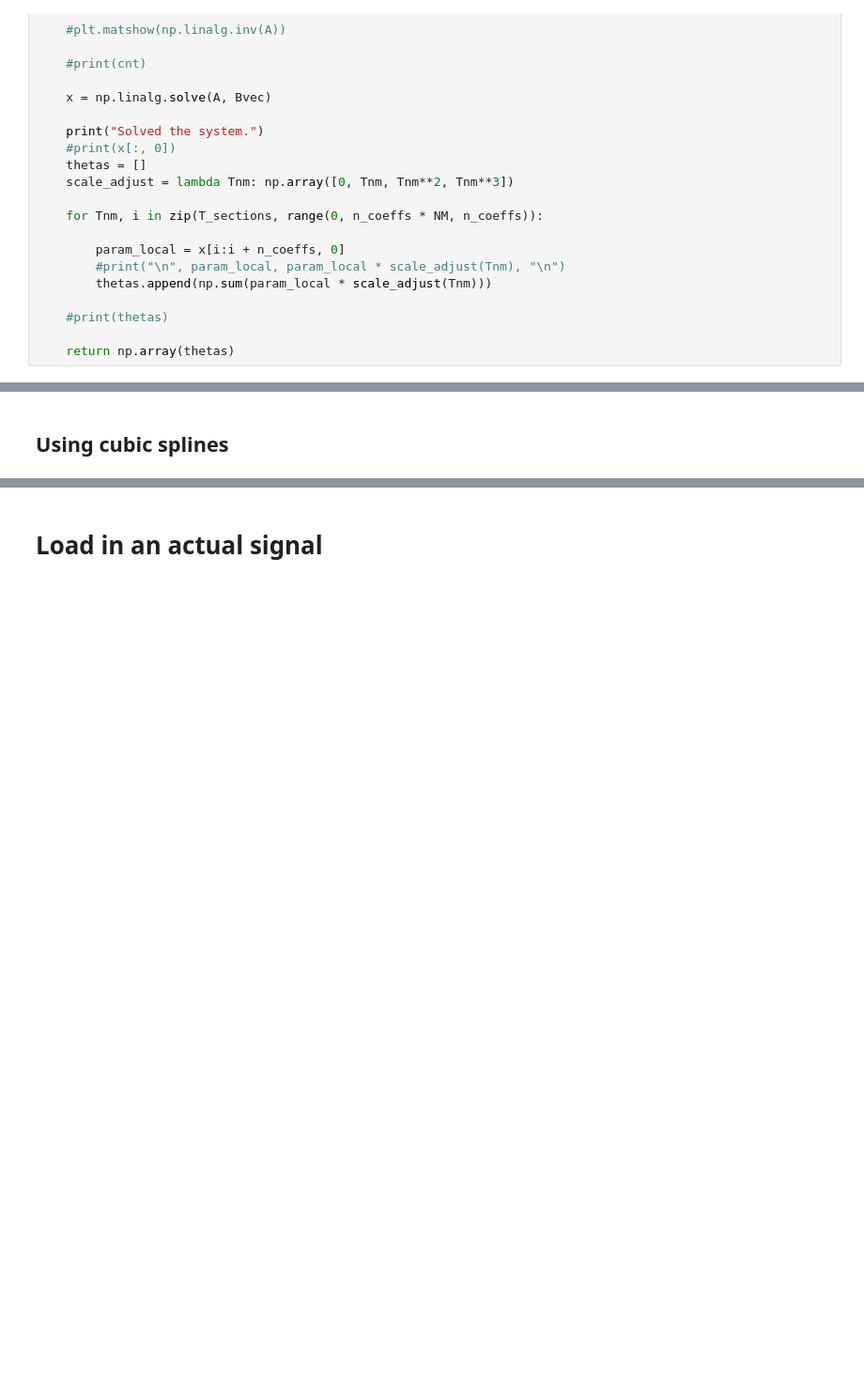
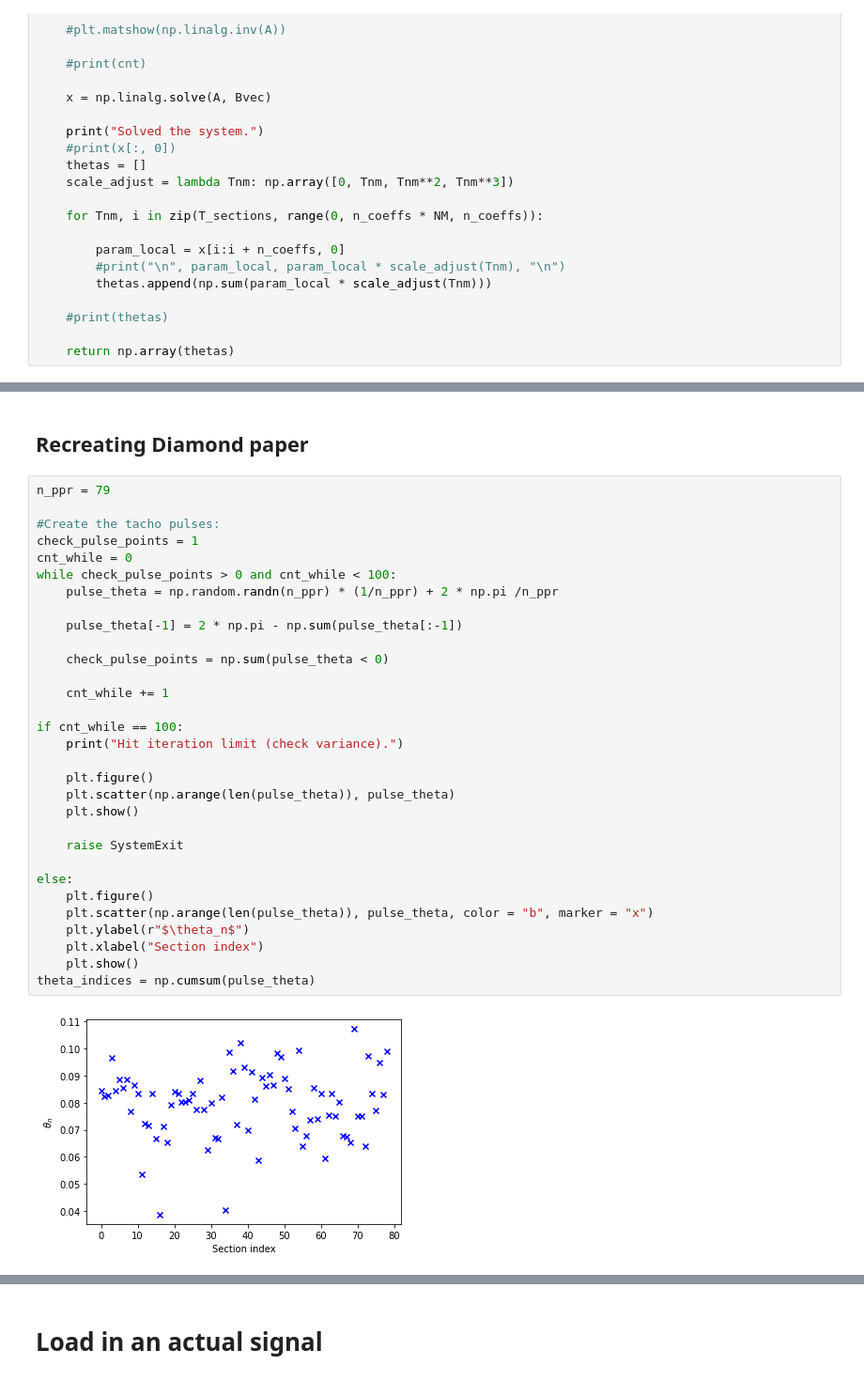
Before and after one commit to RyanBalshaw/MIL_780_assignments, a Jupyter notebook: Assignment 3/Code/Cubic_spline_speed_interpolation.ipynb, the cells around one changed output, grey strips where cells are left out. Shown: that part at 94% size. Drawn from its saved outputs; the diff is of its cells as text; blank space fills up the shorter version.

```diff
--- a/Assignment 3/Code/Cubic_spline_speed_interpolation.ipynb
+++ b/Assignment 3/Code/Cubic_spline_speed_interpolation.ipynb
@@ -232,3 +231,36 @@ Solved the system.
 # %% [markdown]
-## Using cubic splines
+## Recreating Diamond paper
+# %%
+n_ppr = 79
+
+#Create the tacho pulses:
+check_pulse_points = 1
+cnt_while = 0
+while check_pulse_points > 0 and cnt_while < 100:
+    pulse_theta = np.random.randn(n_ppr) * (1/n_ppr) + 2 * np.pi /n_ppr
+
+    pulse_theta[-1] = 2 * np.pi - np.sum(pulse_theta[:-1])
+
+    check_pulse_points = np.sum(pulse_theta < 0)
+
+    cnt_while += 1
+
+if cnt_while == 100:
+    print("Hit iteration limit (check variance).")
+
+    plt.figure()
+    plt.scatter(np.arange(len(pulse_theta)), pulse_theta)
+    plt.show()
+
+    raise SystemExit
+
+else:
+    plt.figure()
+    plt.scatter(np.arange(len(pulse_theta)), pulse_theta, color = "b", marker = "x")
+    plt.ylabel(r"$\theta_n$")
+    plt.xlabel("Section index")
+    plt.show()
+theta_indices = np.cumsum(pulse_theta)
+# %% [output]
+[figure, added]
 # %%
```
Also changed, not shown: parts of 10 cells of this notebook, 26 other files.
